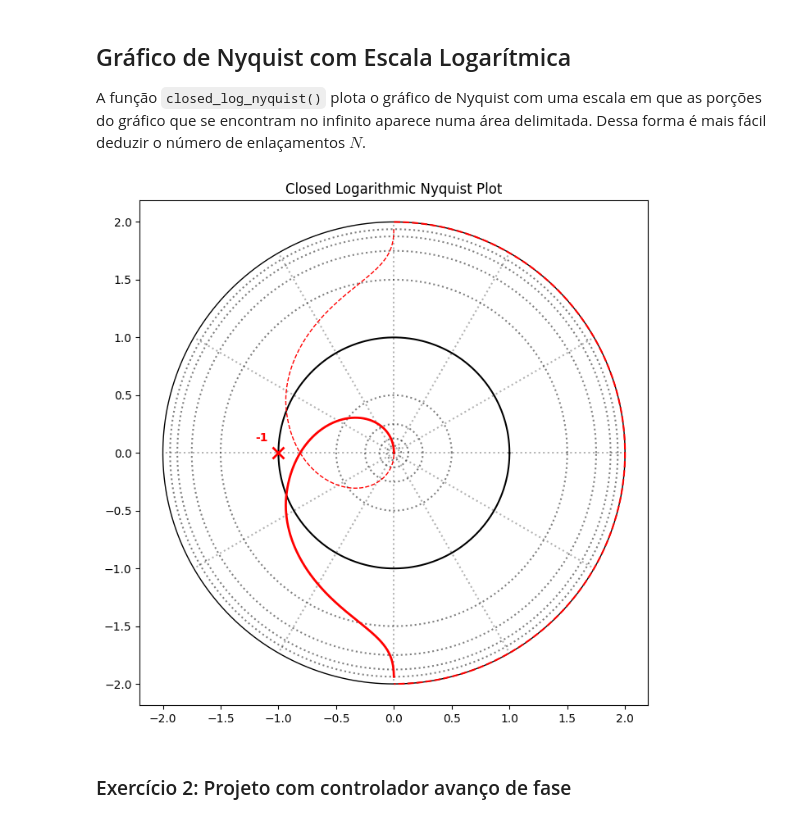
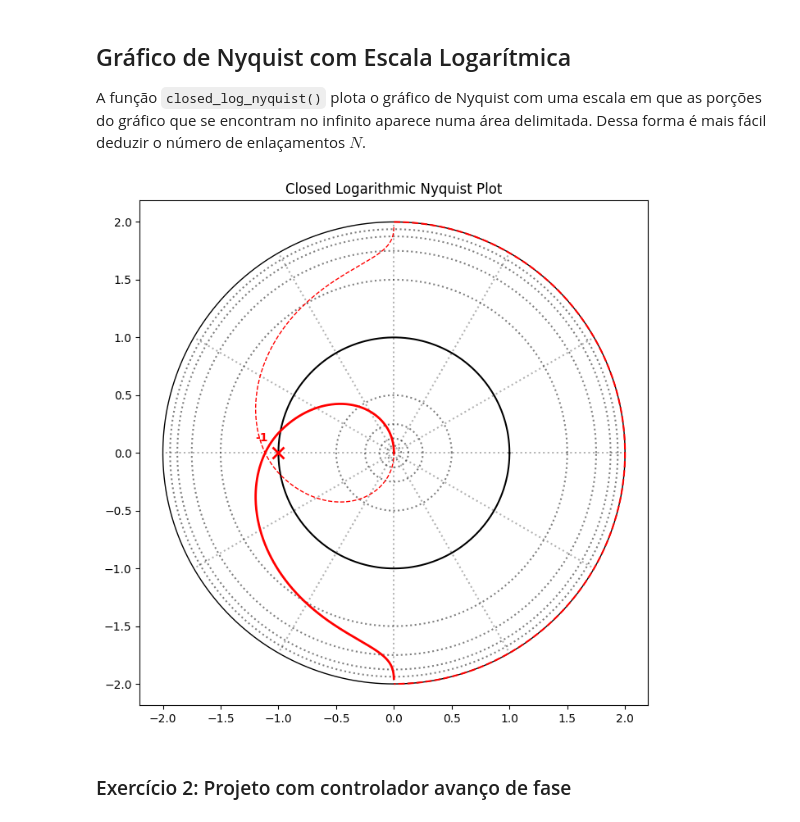
Before and after one commit to Night2077/LAB5, a Jupyter notebook: PMR3404_Exp5V2026.ipynb, the cells around one changed output. Cells and saved outputs as stored; diff of their text form; code cells hidden in the pictures.

```diff
--- a/PMR3404_Exp5V2026.ipynb
+++ b/PMR3404_Exp5V2026.ipynb
@@ -170,13 +170,13 @@ def closed_log_nyquist(sys, n=2):
 # %%
 %matplotlib inline
 #%matplotlib qt
 s=co.tf('s')
-K=1
+K=3
 GH=K/(s*(s+1)**2)
 #[a,b,omega]=co.nyquist(GH,omega)
 closed_log_nyquist(GH)
 # %% [output]
-[figure, old version]
+[figure, new version]
 # %% [markdown]
 ### Exercício 2: Projeto com controlador avanço de fase
 # %% [markdown]
```
Also changed, not shown: parts of 1 cell of this notebook.
